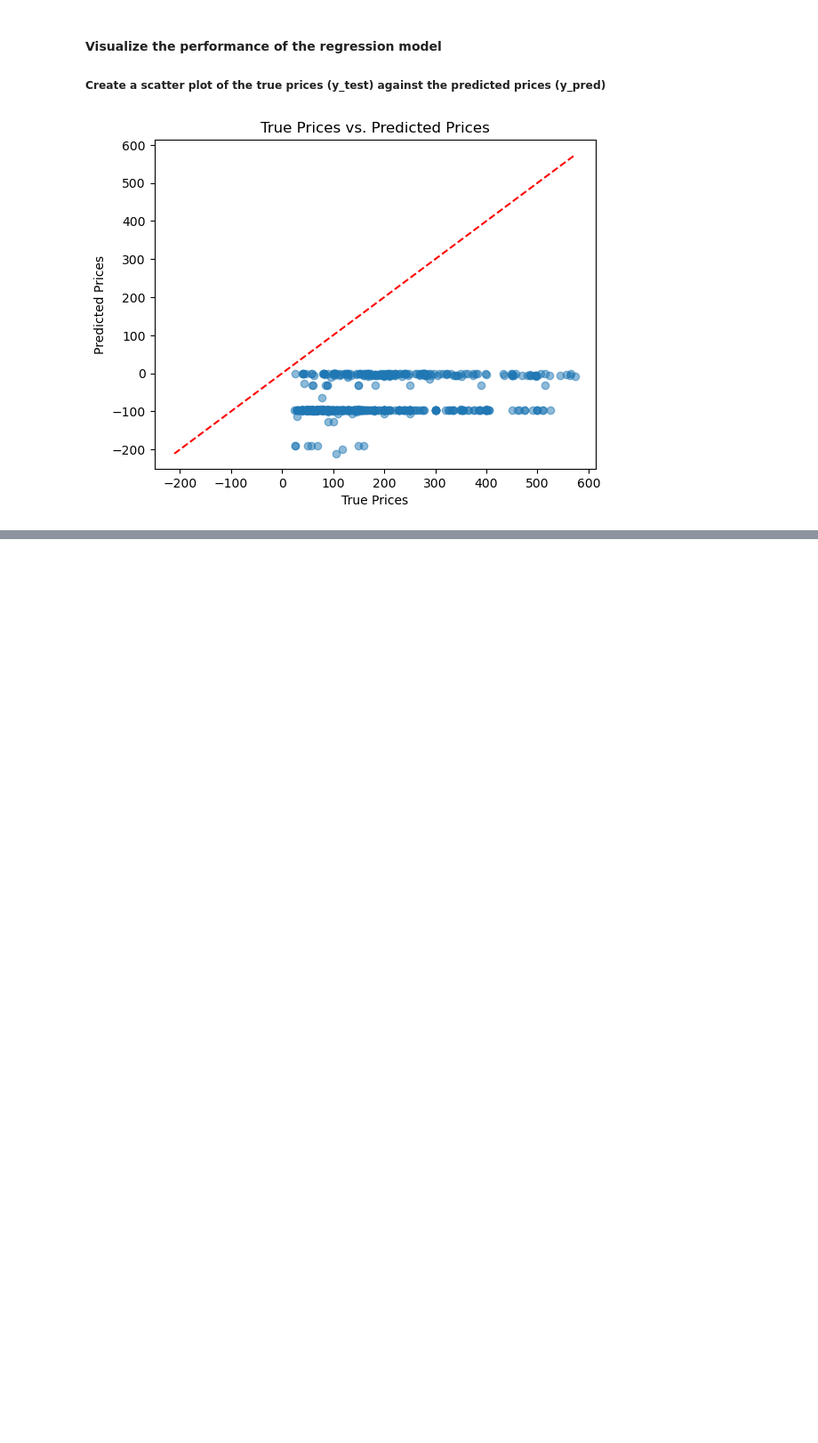
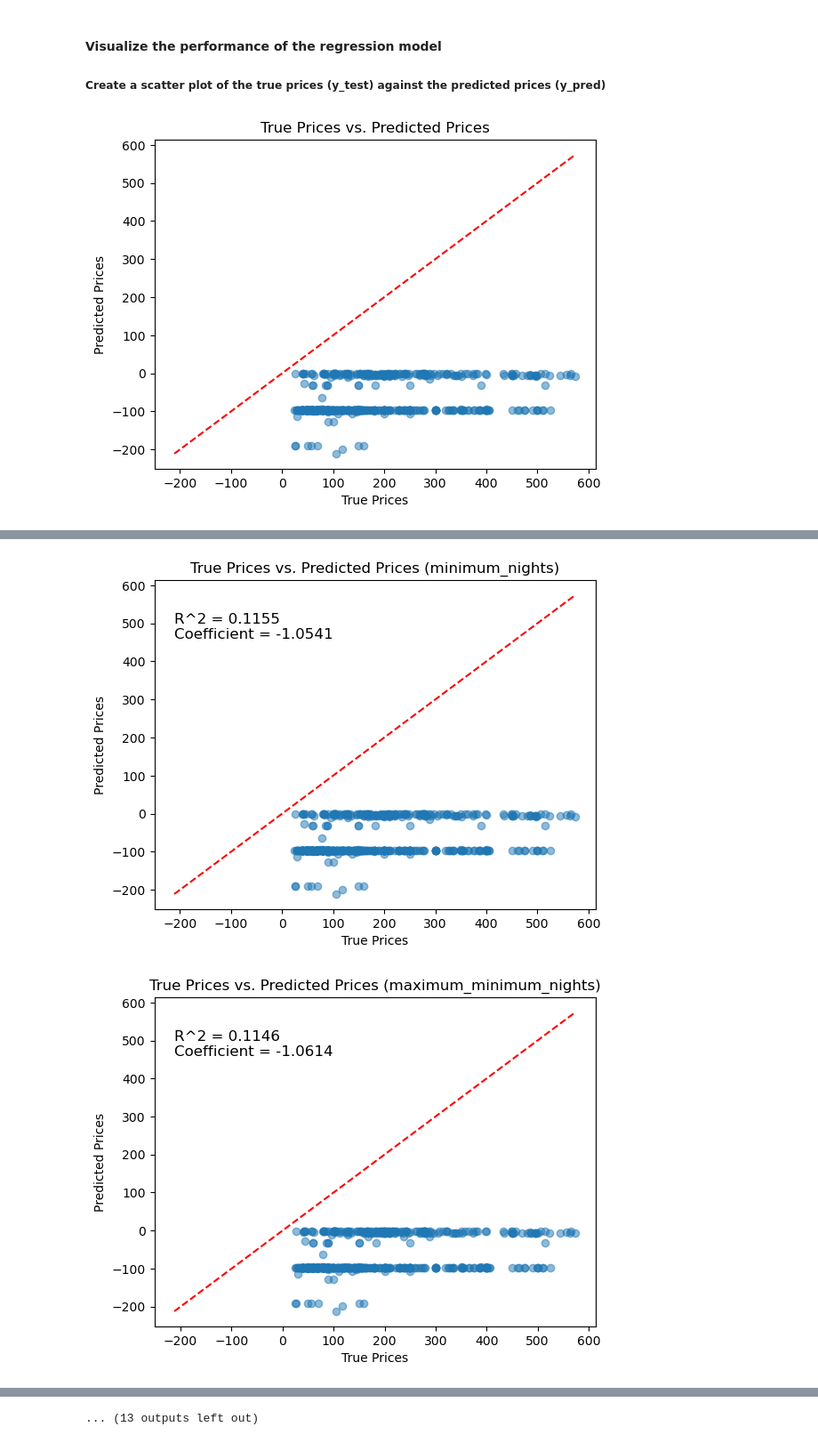
Before and after one commit to Theawmaster/Predict-Airbnb-Prices, a Jupyter notebook: 1_linear_regression.ipynb, the cells around one changed output, grey strips where cells are left out. Shown at 89% size. Drawn from its saved outputs; the diff is of its cells as text; code cells hidden in the pictures; blank space fills up the shorter version.

Commit message:
Linear regression

```diff
--- a/1_linear_regression.ipynb
+++ b/1_linear_regression.ipynb
@@ -207,0 +237,2 @@ plt.show()
+# %%
+X_train_selected, X_test_selected, top_k_abs_correlated = select_top_k_abs_correlated(X_train, y_train, X_test, k=15)
@@ -207,0 +259,2 @@ plt.show()
+# %%
+mse, r2, y_pred = linear_regression_performance(X_train_selected, y_train, X_test_selected, y_test, top_k_abs_correlated)
@@ -207,0 +284,2 @@ plt.show()
+# %%
+r2_scores, coefficients = individual_feature_performance(X_train_selected, y_train, X_test_selected, y_test, top_k_abs_correlated)
@@ -207,0 +302,20 @@ plt.show()
+# %%
+# Function to create a scatter plot for each feature
+def plot_regression(feature, y_test, y_pred, r2_score, coefficients):
+    plt.scatter(y_test, y_pred, alpha=0.5)
+    plt.xlabel('True Prices')
+    plt.ylabel('Predicted Prices')
+    plt.title(f'True Prices vs. Predicted Prices ({feature})')
+
+    min_val = min(y_test.min(), y_pred.min()[0])
+    max_val = max(y_test.max(), y_pred.max()[0])
+    plt.plot([min_val, max_val], [min_val, max_val], color='red', linestyle='--')
+
+    plt.text(min_val, max_val * 0.8, f'R^2 = {r2:.4f}\nCoefficient = {coef:.4f}', fontsize=12)
+    plt.show()
+
+# Loop through the top 15 positively correlated features and create a plot for each
+for feature, r2, coef in zip(top_k_abs_correlated.index, r2_scores, coefficients):
+    y_pred = X_test_selected[[feature]] * coef
+    plot_regression(feature, y_test, y_pred, r2, coef)
+# %% [output]
@@ -207,0 +326,2 @@ plt.show()
+[figure, added]
+[figure, added]
@@ -207,0 +334 @@ plt.show()
+... (13 outputs left out)
```
Also changed, not shown: parts of 33 cells of this notebook.
